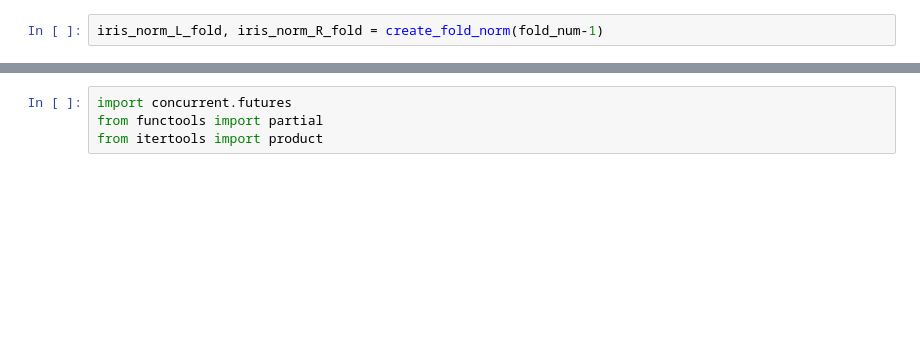
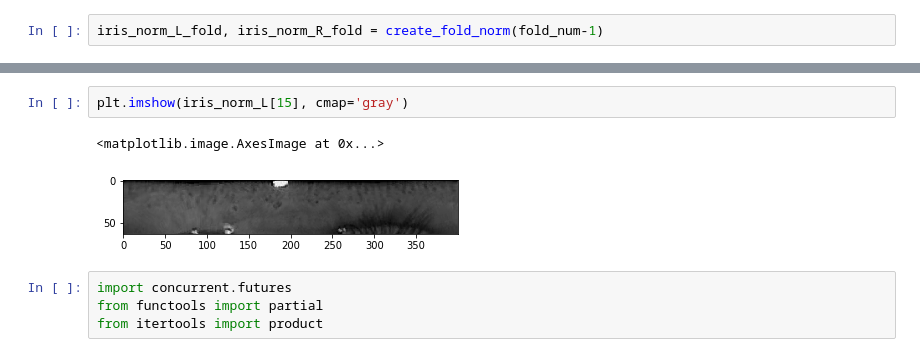
Before and after one commit to JimHok/Source_Code, a Jupyter notebook: Fusion_a.ipynb, the cells around one changed output, grey strips where cells are left out. Cells and saved outputs as stored; diff of their text form; blank space fills up the shorter version.

```diff
--- a/Fusion_a.ipynb
+++ b/Fusion_a.ipynb
@@ -62,3 +67,8 @@ iris_norm_L_fold, iris_norm_R_fold = create_fold_norm(fold_num-1)
+# %%
+plt.imshow(iris_norm_L[15], cmap='gray')
+# %% [output]
+<matplotlib.image.AxesImage at 0x...>
+[figure, added]
 # %%
 import concurrent.futures
 from functools import partial
```
Also changed, not shown: parts of 12 cells of this notebook, 2 other files.
